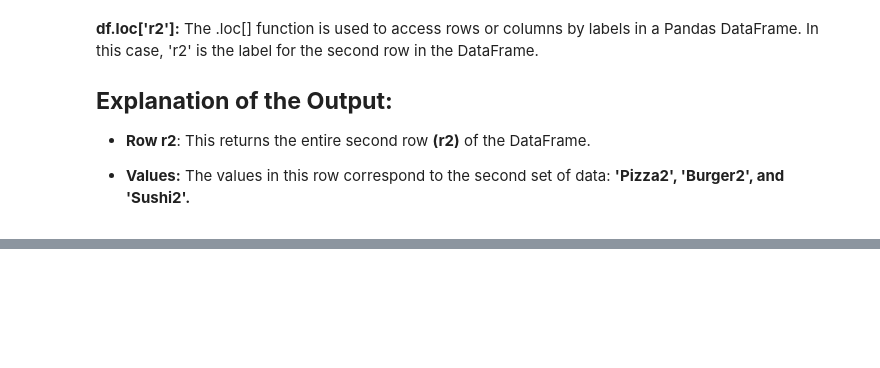
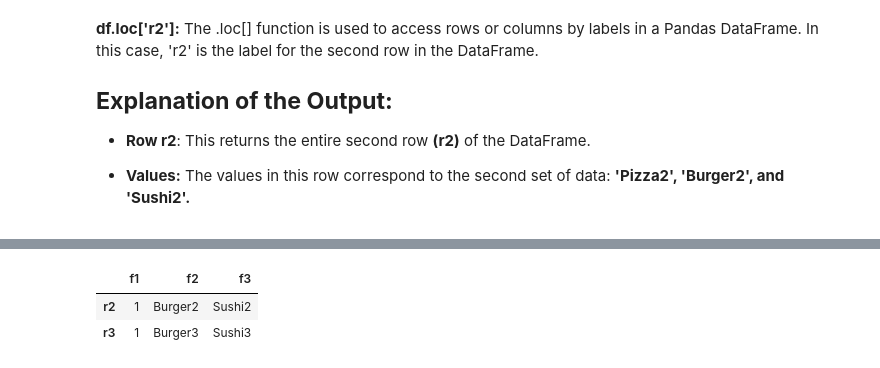
Before and after one commit to malihemaboodi/Basic-of-Pandas-for-beginner, a Jupyter notebook: Basic_of_Pandas.ipynb, the cells around one changed output, grey strips where cells are left out. Saved outputs shown, nothing was run; the diff lists cells and outputs as text; code cells hidden in the pictures; blank space fills up the shorter version.

```diff
--- a/Basic_of_Pandas.ipynb
+++ b/Basic_of_Pandas.ipynb
@@ -276,0 +397,7 @@ dtype: object
+# %%
+df['f1'] = 1
+df
+# %% [output]
+|  | f1 | f2 | f3 |
+| r2 | 1 | Burger2 | Sushi2 |
+| r3 | 1 | Burger3 | Sushi3 |
```
Also changed, not shown: parts of 11 cells of this notebook.
